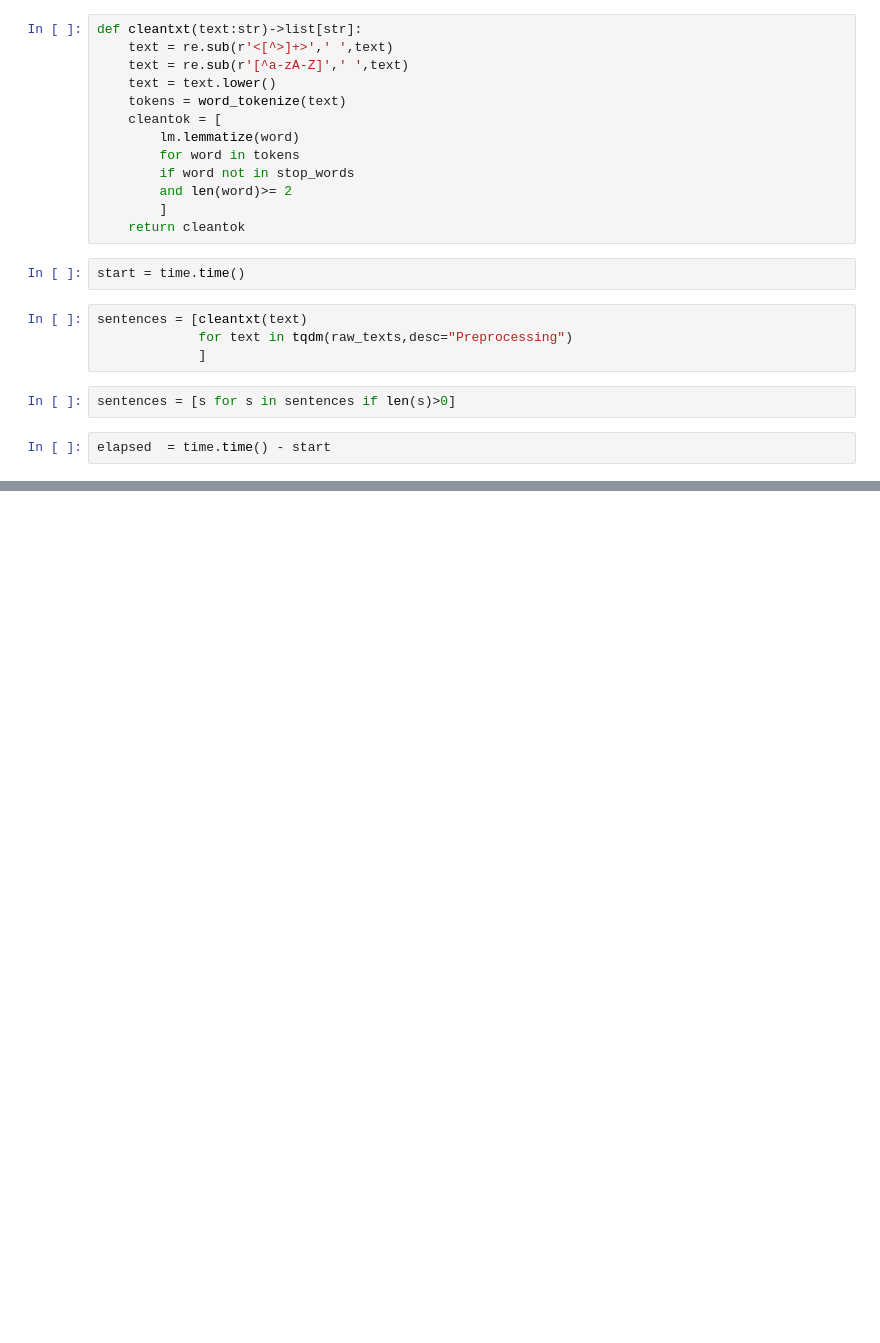
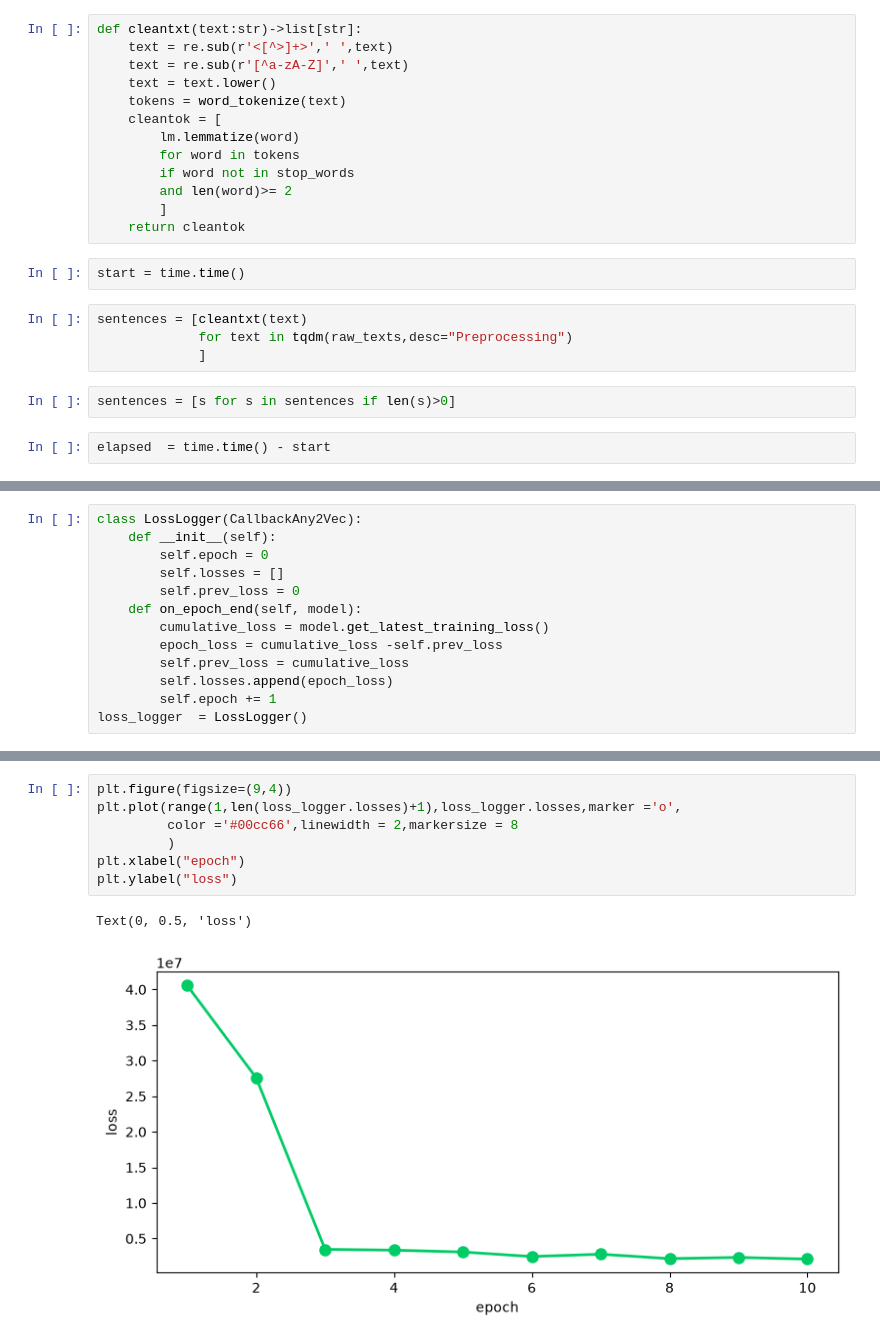
Before and after one commit to IoNiCx1/review-word2vec, a Jupyter notebook: word2vec.ipynb, the cells around one changed output, grey strips where cells are left out. Drawn from its saved outputs; the diff is of its cells as text; blank space fills up the shorter version.

```diff
--- a/word2vec.ipynb
+++ b/word2vec.ipynb
@@ -164,0 +165,13 @@ compute_time    = True
+# %%
+class LossLogger(CallbackAny2Vec):
+    def __init__(self):
+        self.epoch = 0
+        self.losses = []
+        self.prev_loss = 0
+    def on_epoch_end(self, model):
+        cumulative_loss = model.get_latest_training_loss()
+        epoch_loss = cumulative_loss -self.prev_loss
+        self.prev_loss = cumulative_loss
+        self.losses.append(epoch_loss)
+        self.epoch += 1
+loss_logger  = LossLogger()
@@ -164,0 +216,10 @@ compute_time    = True
+# %%
+plt.figure(figsize=(9,4))
+plt.plot(range(1,len(loss_logger.losses)+1),loss_logger.losses,marker ='o',
+         color ='#00cc66',linewidth = 2,markersize = 8
+         )
+plt.xlabel("epoch")
+plt.ylabel("loss")
+# %% [output]
+Text(0, 0.5, 'loss')
+[figure, added]
```
Also changed, not shown: parts of 11 cells of this notebook.
